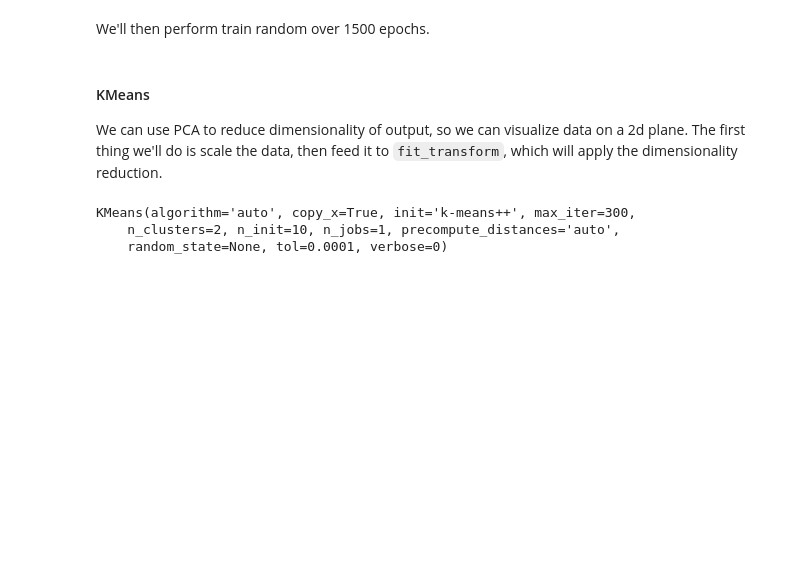
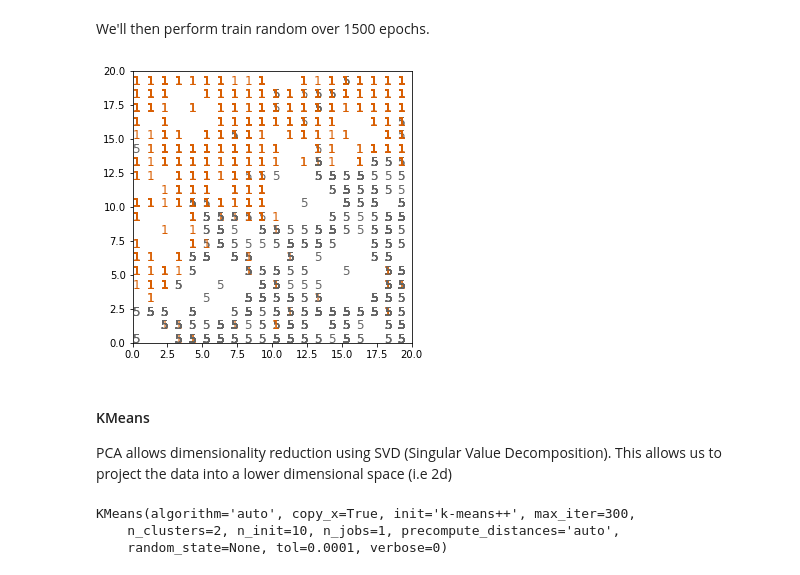
Before and after one commit to baghadiya/comp4107-a3, a Jupyter notebook: a3q2.ipynb, the cells around one changed output. Cells and saved outputs as stored; diff of their text form; code cells hidden in the pictures; blank space fills up the shorter version.

```diff
--- a/a3q2.ipynb
+++ b/a3q2.ipynb
@@ -46,20 +46,22 @@ We'll then perform train random over 1500 epochs.
 epochs = 1500
 som.train_random([i[0] for i in dataset], epochs)
 # %%
-plt.figure(figsize=(10, 10))
+plt.figure(figsize=(5, 5))
 winners = {}
 
 for index, item in enumerate(dataset):
     image, label = item
     i, j = som.winner(image)
     winners[i,j] = index
-    plt.text(.5 + i, .5 + j, str(label), color=plt.cm.Dark2(label / 5.), fontdict={'size': 12})
+    plt.text(i, j, str(label), color=plt.cm.Dark2(label / 5.), fontdict={'size': 12})
 plt.axis([0, som.get_weights().shape[0], 0, som.get_weights().shape[1]])
 plt.show()
+# %% [output]
+[figure, added]
-# %% [markdown]
-####  KMeans
-
-We can use PCA to reduce dimensionality of output, so we can visualize data on a 2d plane. The first thing we'll do is scale the data, then feed it to `fit_transform`, which will apply the dimensionality reduction.
+# %% [markdown]
+####  KMeans
+
+PCA allows dimensionality reduction using SVD (Singular Value Decomposition). This allows us to project the data into a lower dimensional space (i.e 2d)
 # %%
 from sklearn.decomposition import PCA
 from sklearn.preprocessing import scale
```
Also changed, not shown: parts of 1 cell of this notebook.
